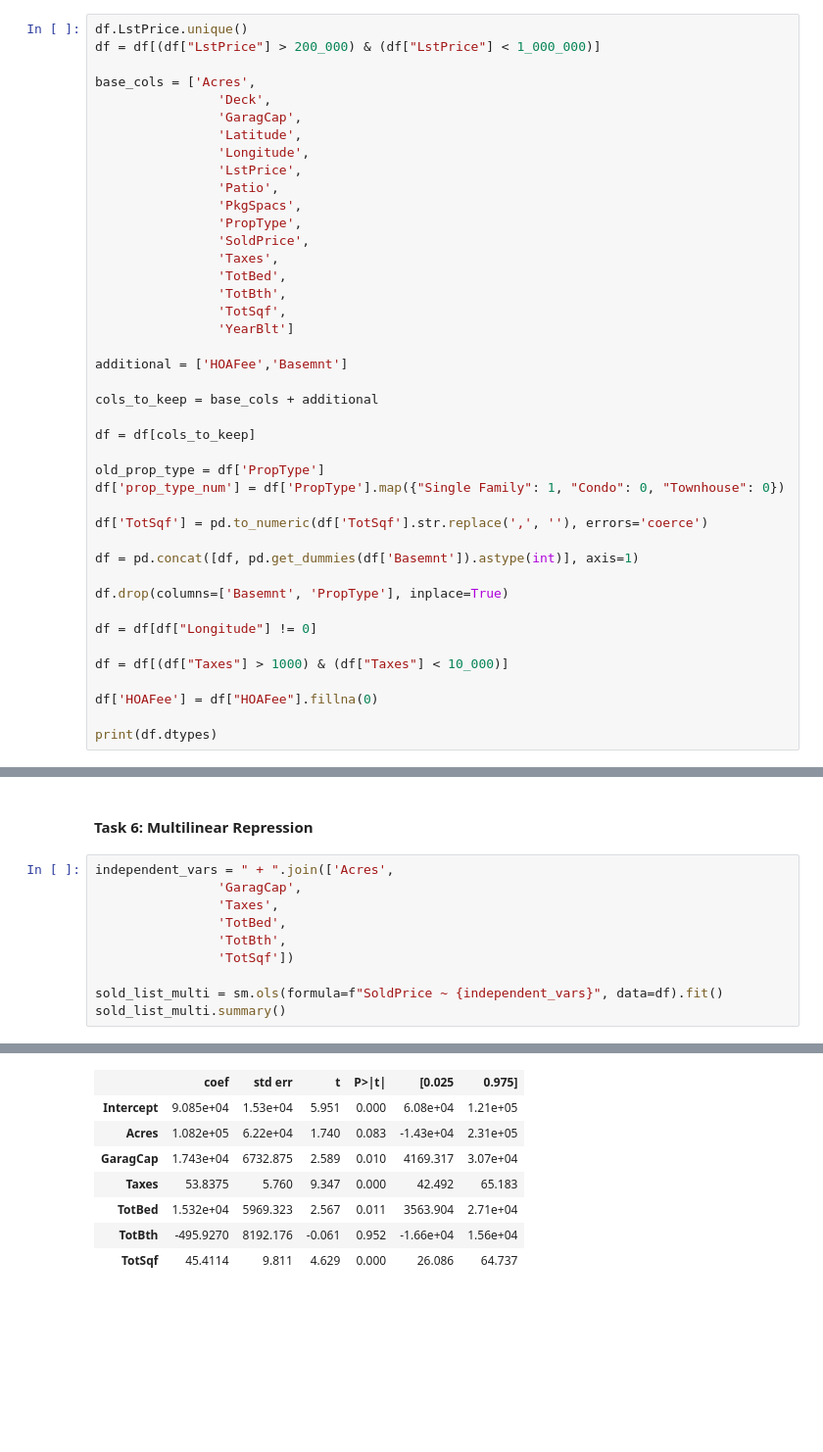
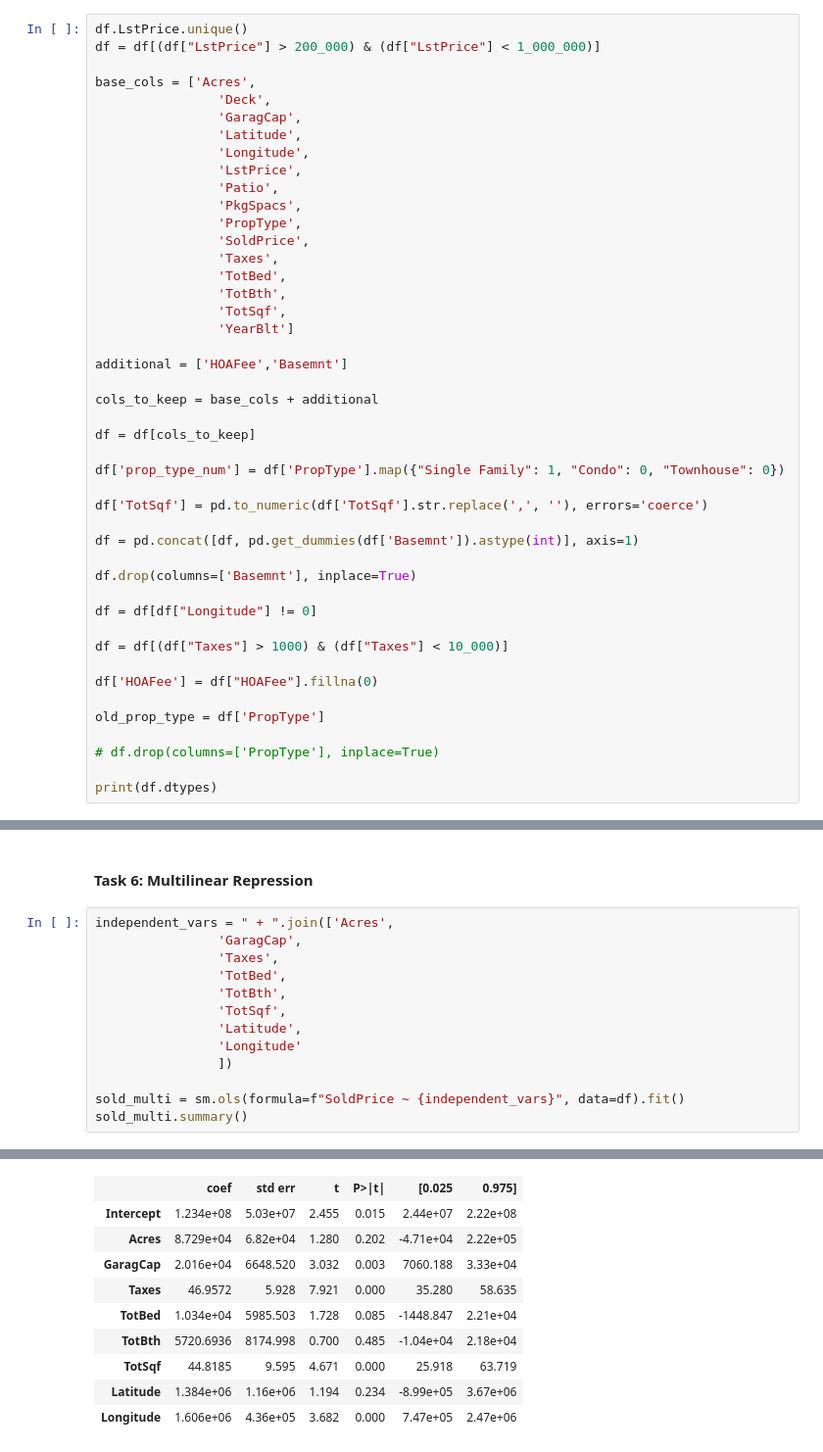
Before and after one commit to ClawCodes/MSD, a Jupyter notebook: CS6017/homework_2/sample.ipynb, the cells around one changed output, grey strips where cells are left out. Shown at 98% size. Drawn from its saved outputs; the diff is of its cells as text; blank space fills up the shorter version.

```diff
--- a/CS6017/homework_2/sample.ipynb
+++ b/CS6017/homework_2/sample.ipynb
@@ -93,14 +101,13 @@ cols_to_keep = base_cols + additional
 
 df = df[cols_to_keep]
 
-old_prop_type = df['PropType']
 df['prop_type_num'] = df['PropType'].map({"Single Family": 1, "Condo": 0, "Townhouse": 0})
 
 df['TotSqf'] = pd.to_numeric(df['TotSqf'].str.replace(',', ''), errors='coerce')
 
 df = pd.concat([df, pd.get_dummies(df['Basemnt']).astype(int)], axis=1)
 
-df.drop(columns=['Basemnt', 'PropType'], inplace=True)
+df.drop(columns=['Basemnt'], inplace=True)
 
 df = df[df["Longitude"] != 0]
 
@@ -108,6 +115,10 @@ df = df[(df["Taxes"] > 1000) & (df["Taxes"] < 10_000)]
 
 df['HOAFee'] = df["HOAFee"].fillna(0)
 
+old_prop_type = df['PropType']
+
+# df.drop(columns=['PropType'], inplace=True)
+
 print(df.dtypes)
 # %% [output]
 Acres                                             float64
@@ -435,9 +446,12 @@ independent_vars = " + ".join(['Acres',
                 'Taxes',
                 'TotBed',
                 'TotBth',
-                'TotSqf'])
+                'TotSqf',
+                'Latitude',
+                'Longitude'
+                ])
 
-sold_list_multi = sm.ols(formula=f"SoldPrice ~ {independent_vars}", data=df).fit()
-sold_list_multi.summary()
+sold_multi = sm.ols(formula=f"SoldPrice ~ {independent_vars}", data=df).fit()
+sold_multi.summary()
 # %% [output]
 OLS Regression Results
@@ -452,9 +466,11 @@ OLS Regression Results
 | Covariance Type: | nonrobust |  |  |
 |  | coef | std err | t | P>|t| | [0.025 | 0.975] |
-| Intercept | 9.085e+04 | 1.53e+04 | 5.951 | 0.000 | 6.08e+04 | 1.21e+05 |
-| Acres | 1.082e+05 | 6.22e+04 | 1.740 | 0.083 | -1.43e+04 | 2.31e+05 |
-| GaragCap | 1.743e+04 | 6732.875 | 2.589 | 0.010 | 4169.317 | 3.07e+04 |
-| Taxes | 53.8375 | 5.760 | 9.347 | 0.000 | 42.492 | 65.183 |
-| TotBed | 1.532e+04 | 5969.323 | 2.567 | 0.011 | 3563.904 | 2.71e+04 |
-| TotBth | -495.9270 | 8192.176 | -0.061 | 0.952 | -1.66e+04 | 1.56e+04 |
-| TotSqf | 45.4114 | 9.811 | 4.629 | 0.000 | 26.086 | 64.737 |
+| Intercept | 1.234e+08 | 5.03e+07 | 2.455 | 0.015 | 2.44e+07 | 2.22e+08 |
+| Acres | 8.729e+04 | 6.82e+04 | 1.280 | 0.202 | -4.71e+04 | 2.22e+05 |
+| GaragCap | 2.016e+04 | 6648.520 | 3.032 | 0.003 | 7060.188 | 3.33e+04 |
+| Taxes | 46.9572 | 5.928 | 7.921 | 0.000 | 35.280 | 58.635 |
+| TotBed | 1.034e+04 | 5985.503 | 1.728 | 0.085 | -1448.847 | 2.21e+04 |
+| TotBth | 5720.6936 | 8174.998 | 0.700 | 0.485 | -1.04e+04 | 2.18e+04 |
+| TotSqf | 44.8185 | 9.595 | 4.671 | 0.000 | 25.918 | 63.719 |
+| Latitude | 1.384e+06 | 1.16e+06 | 1.194 | 0.234 | -8.99e+05 | 3.67e+06 |
+| Longitude | 1.606e+06 | 4.36e+05 | 3.682 | 0.000 | 7.47e+05 | 2.47e+06 |
```
Also changed, not shown: parts of 12 cells of this notebook.
